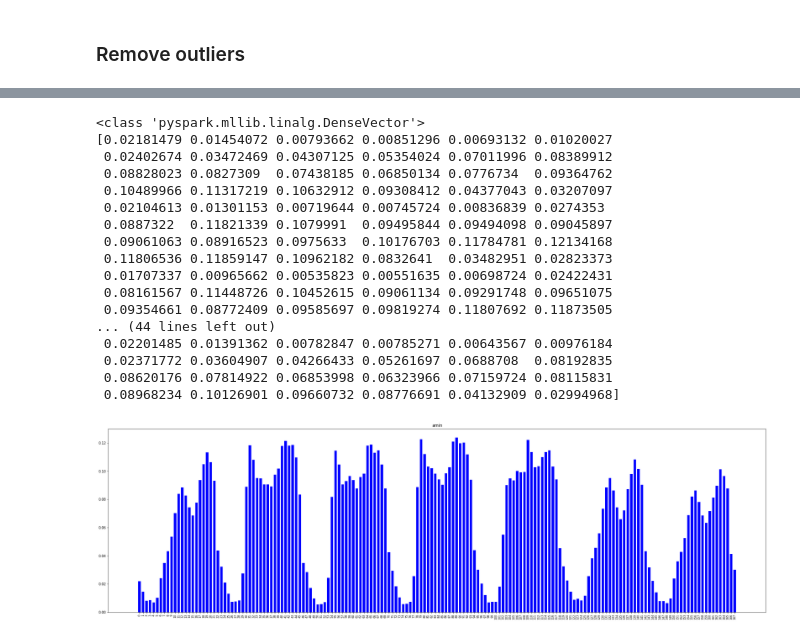
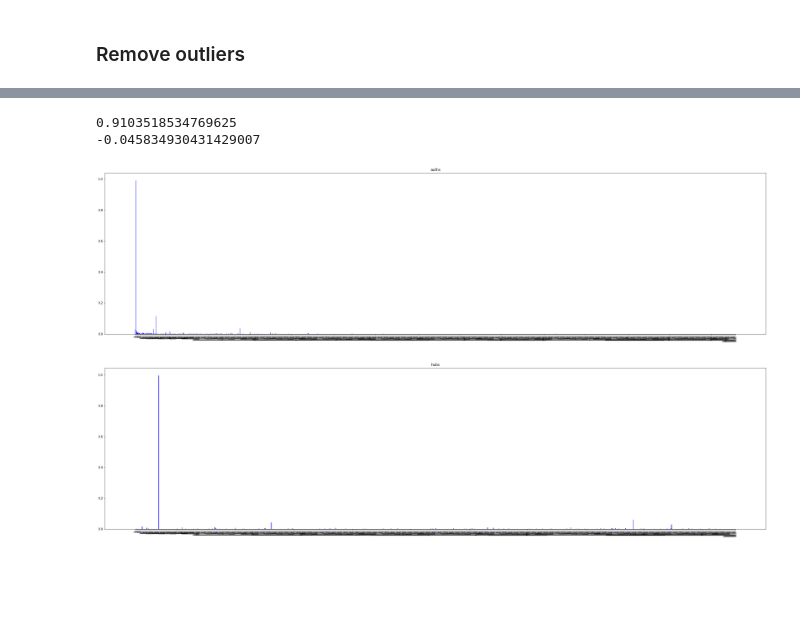
Before and after one commit to aminkashiri/MassiveDataAnalytics, a Jupyter notebook: project/important_cameras.ipynb, the cells around one changed output, grey strips where cells are left out. Saved outputs shown, nothing was run; the diff lists cells and outputs as text; code cells hidden in the pictures; blank space fills up the shorter version.

```diff
--- a/project/important_cameras.ipynb
+++ b/project/important_cameras.ipynb
@@ -92,7 +100,7 @@ TypeError: unexpected type: <class 'pyspark.sql.types.DataTypeSingleton'>
 # %%
 from pyspark.sql.functions import dayofyear, lead
 
-df_with_day = df_cleaned.withColumn('day', dayofyear(df.PASS_DAY_TIME))
+df_with_day = df_cleaned_indexed.withColumn('day', dayofyear(df.PASS_DAY_TIME))
 
 window = Window.partitionBy('FINAL_CAR_KEY', 'day').orderBy('FINAL_CAR_KEY','PASS_DAY_TIME')
 df_with_next = df_with_day.withColumn('next', lead('camera', offset=1,  default=-1).over(window))
@@ -112,7 +120,7 @@ df_with_next.show(5)
 only showing top 5 rows
 # %%
 graph_df = df_with_next.groupBy(
-    'DEVICE_CODE',
+    'camera',
     'next'
 ).count()
 graph_df.show(5)
@@ -161,38 +225,50 @@ DenseMatrix([[-0.02181479, -0.03166442, -0.01210924, ..., -0.04270199,
 # %%
-hubs = u.rows.map(lambda x: x.toArray()[0] * -1).collect()
-auths = v.toArray()
-auths = auths[:,0] * -1
-print(auths)
-print('number of hubs: ', len(hubs))
-print('number of auth: ', len(auths))
+import numpy as np
+def normalize_norm2(x):
+    normalized = x / np.sqrt(np.sum(x**2))
+    print(np.sqrt(np.sum(x**2)))
+    return normalized
 
-print('hubs ratings: ', hubs)
-print('auths ratings: ', auths)
+def normalize(x):
+    normalized = x / np.sum(x)
+    # print(np.sum(x))
+    return normalized
+
+hubs = u.rows.map(lambda x: x.toArray()[0]).collect() # u is row matrix
+hubs = normalize(np.array(hubs))
+auths = v.toArray() # V is Dense matrix
+# auths = auths[:,0] * -1
+auths = auths[0,:] * -1
+print(max(auths))
+print(min(auths))
+
+# hubs = normalize(np.array(hubs))
+# auths = normalize(auths)
+
+# print(type(auths))
+# print(type(hubs))
+# print('number of hubs: ', len(hubs))
+# print('number of auth: ', len(auths))
+
+# print('hubs ratings: ', hubs[:10])
+# print('auths ratings: ', auths[:10])
 # %% [output]
-<class 'pyspark.mllib.linalg.DenseVector'>
-[0.02181479 0.01454072 0.00793662 0.00851296 0.00693132 0.01020027
- 0.02402674 0.03472469 0.04307125 0.05354024 0.07011996 0.08389912
- 0.08828023 0.0827309  0.07438185 0.06850134 0.0776734  0.09364762
- 0.10489966 0.11317219 0.10632912 0.09308412 0.04377043 0.03207097
- 0.02104613 0.01301153 0.00719644 0.00745724 0.00836839 0.0274353
- 0.0887322  0.11821339 0.1079991  0.09495844 0.09494098 0.09045897
- 0.09061063 0.08916523 0.0975633  0.10176703 0.11784781 0.12134168
- 0.11806536 0.11859147 0.10962182 0.0832641  0.03482951 0.02823373
- 0.01707337 0.00965662 0.00535823 0.00551635 0.00698724 0.02422431
- 0.08161567 0.11448726 0.10452615 0.09061134 0.09291748 0.09651075
- 0.09354661 0.08772409 0.09585697 0.09819274 0.11807692 0.11873505
-... (44 lines left out)
- 0.02201485 0.01391362 0.00782847 0.00785271 0.00643567 0.00976184
- 0.02371772 0.03604907 0.04266433 0.05261697 0.0688708  0.08192835
- 0.08620176 0.07814922 0.06853998 0.06323966 0.07159724 0.08115831
- 0.08968234 0.10126901 0.09660732 0.08776691 0.04132909 0.02994968]
+0.9103518534769625
+-0.045834930431429007
 # %%
 from matplotlib import pyplot as plt
 fig = plt.figure(figsize = (40, 10))
-label_list = list(map(lambda x: str(x), range(len(auths))))
-plt.bar(label_list, auths, color ='blue', width = 0.7)
+labels = list(map(lambda x: str(x), range(len(auths))))
+plt.bar(labels, auths, color ='blue', width = 0.7)
 plt.xticks(rotation='vertical',fontsize=8)
 plt.title('auths')
 plt.show()
+fig = plt.figure(figsize = (40, 10))
+labels = list(map(lambda x: str(x), range(len(hubs))))
+plt.bar(labels, hubs, color ='blue', width = 0.7)
+plt.xticks(rotation='vertical',fontsize=8)
+plt.title('hubs')
+plt.show()
 # %% [output]
-[figure, old version]
+[figure, new version]
+[figure, added]
```
Also changed, not shown: parts of 12 cells of this notebook, 1 other file.
